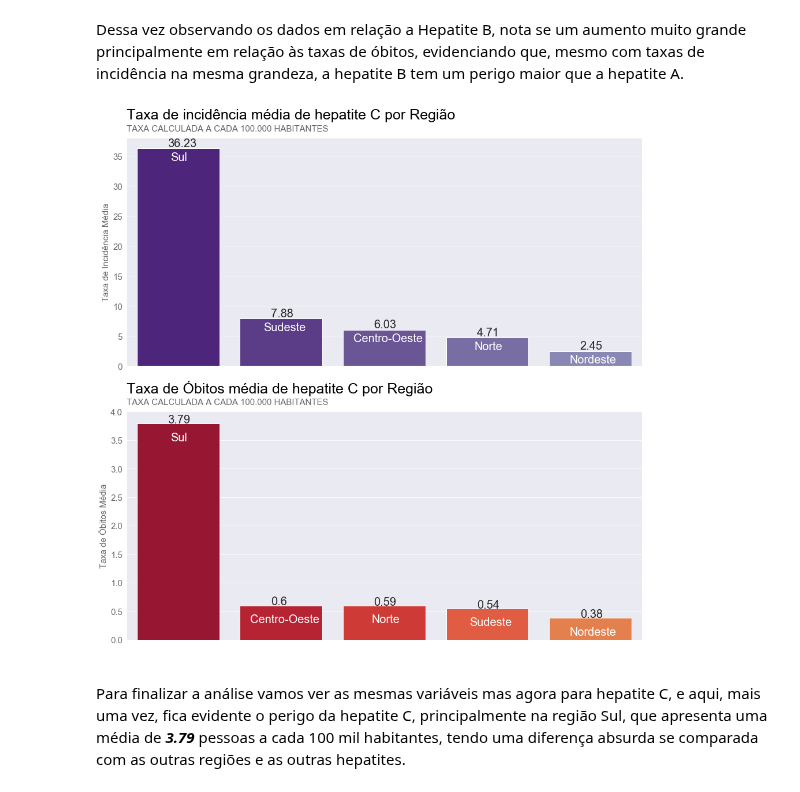
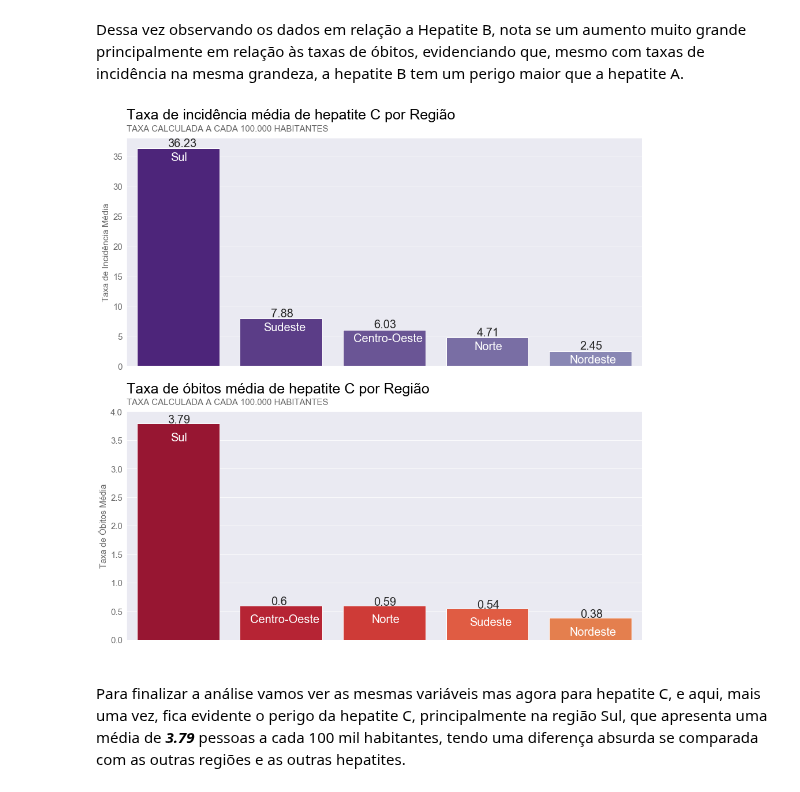
Before and after one commit to PedroHCAlmeida/projeto_um_mal_silencioso, a Jupyter notebook: notebooks/Analise_final.ipynb, the cells around one changed output. Saved outputs shown, nothing was run; the diff lists cells and outputs as text; code cells hidden in the pictures.

```diff
--- a/notebooks/Analise_final.ipynb
+++ b/notebooks/Analise_final.ipynb
@@ -570,32 +570,32 @@ Dessa vez observando os dados em relação a Hepatite B, nota se um aumento muit
 # %%
 palette_reg_incid = sns.color_palette('Purples_r', 12)
 dados_taxa_ind_reg_c = dados_reg[dados_reg['virus'] == 'C'].groupby('Regiao').agg({'taxa_incid_por100k':'mean'}).sort_values('taxa_incid_por100k',ascending=False).reset_index()
 
 fig, ax = plt.subplots(2,1,figsize=(16,16))
 plota_grafico(dados_taxa_ind_reg_c, 'Regiao', 'taxa_incid_por100k', kind='bar',
               color_xticks='white', color_xlabel='white', palette_sns=palette_reg_incid, ax=ax[0], show=False, title='Taxa de incidência média de hepatite C por Região',
               subtitle='TAXA CALCULADA A CADA 100.000 HABITANTES', xlabel='Região', ylabel='Taxa de Incidência Média', ylim=[0,38])
 
 for i,reg in zip(range(0,5),dados_taxa_ind_reg_c['Regiao'].unique()):
     plt.text(i-0.1,dados_taxa_ind_reg_c[dados_taxa_ind_reg_c['Regiao'] == reg]['taxa_incid_por100k']+0.3, str(round(dados_taxa_ind_reg_c[dados_taxa_ind_reg_c['Regiao'] == reg]['taxa_incid_por100k'].values[0],2)), fontsize=20)
     plt.text(i-(len(reg)/40),dados_taxa_ind_reg_c[dados_taxa_ind_reg_c['Regiao'] == reg]['taxa_incid_por100k']-2, reg, fontsize=20, color='white')
 
 palette_reg_obitos = sns.color_palette('YlOrRd_r', 10)
 dados_taxa_obitos_reg_c = dados_reg[dados_reg['virus'] == 'C'].groupby('Regiao').agg({'taxa_obitos_por100k':'mean'}).sort_values('taxa_obitos_por100k',ascending=False).reset_index()
 
 plota_grafico(dados_taxa_obitos_reg_c, 'Regiao', 'taxa_obitos_por100k', kind='bar',
-              color_xticks='white', color_xlabel='white', palette_sns=palette_reg_obitos, ax=ax[1], show=False, title='Taxa de Óbitos média de hepatite C por Região',
+              color_xticks='white', color_xlabel='white', palette_sns=palette_reg_obitos, ax=ax[1], show=False, title='Taxa de óbitos média de hepatite C por Região',
               subtitle='TAXA CALCULADA A CADA 100.000 HABITANTES', xlabel='Região', ylabel='Taxa de Óbitos Média', ylim=[0,4])
 
 for i,reg in zip(range(0,5),dados_taxa_obitos_reg_c['Regiao'].unique()):
     plt.text(i-0.1,dados_taxa_obitos_reg_c[dados_taxa_obitos_reg_c['Regiao'] == reg]['taxa_obitos_por100k']+0.01, str(round(dados_taxa_obitos_reg_c[dados_taxa_obitos_reg_c['Regiao'] == reg]['taxa_obitos_por100k'].values[0],2)), fontsize=20)
     plt.text(i-(len(reg)/40),dados_taxa_obitos_reg_c[dados_taxa_obitos_reg_c['Regiao'] == reg]['taxa_obitos_por100k']-0.3, reg, fontsize=20, color='white')
 
 plt.savefig('../images/taxa_incid_obitos_hepC_reg')
 
 plt.show()
 # %% [output]
-[figure, old version]
+[figure, new version]
 # %% [markdown]
 Para finalizar a análise vamos ver as mesmas variáveis mas agora para hepatite C, e aqui, mais uma vez, fica evidente o perigo da hepatite C, principalmente na região Sul, que apresenta uma média de _**3.79**_ pessoas a cada 100 mil habitantes, tendo uma diferença absurda se comparada com as outras regiões e as outras hepatites.
 # %% [markdown]
```
Also changed, not shown: parts of 1 cell of this notebook.
